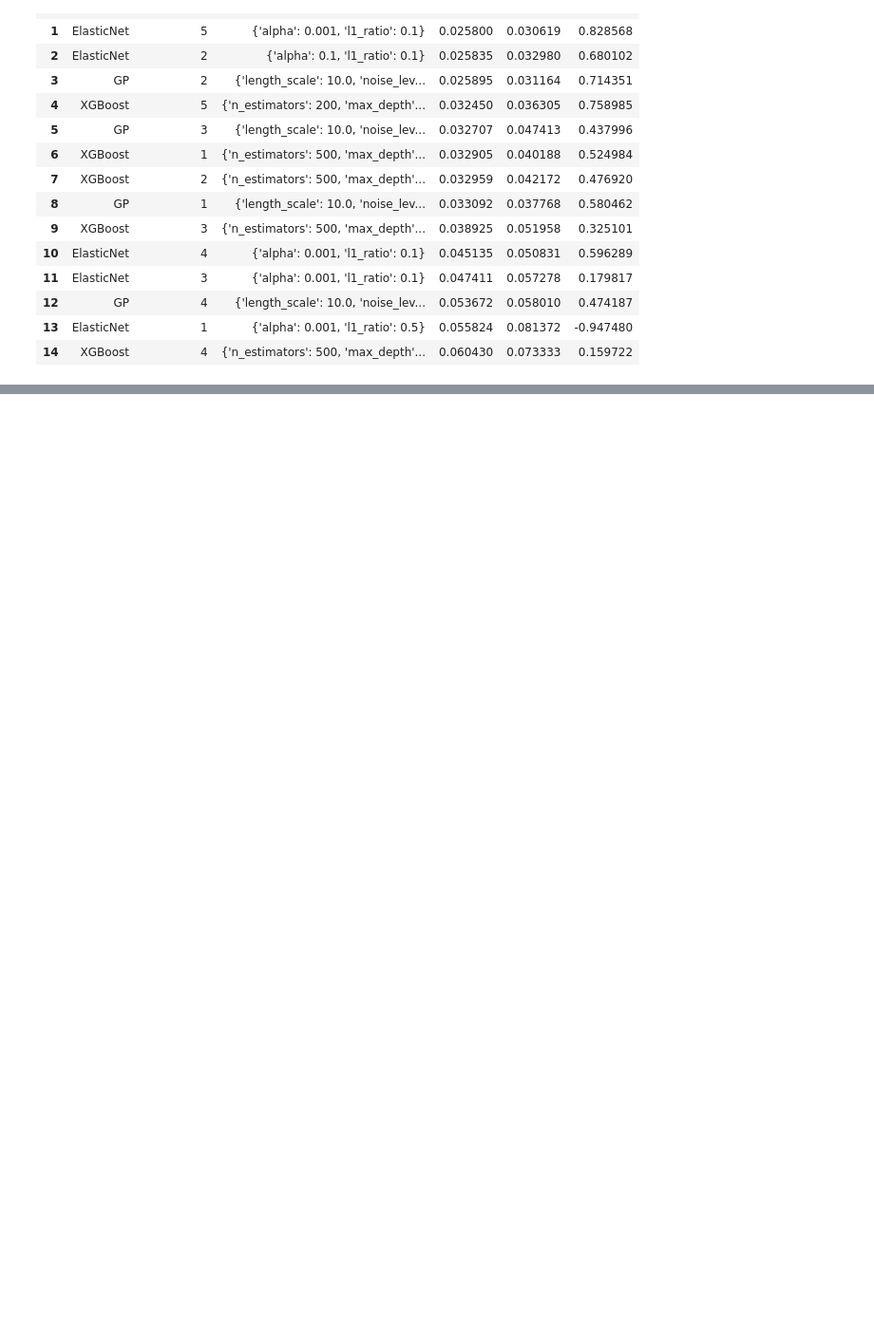
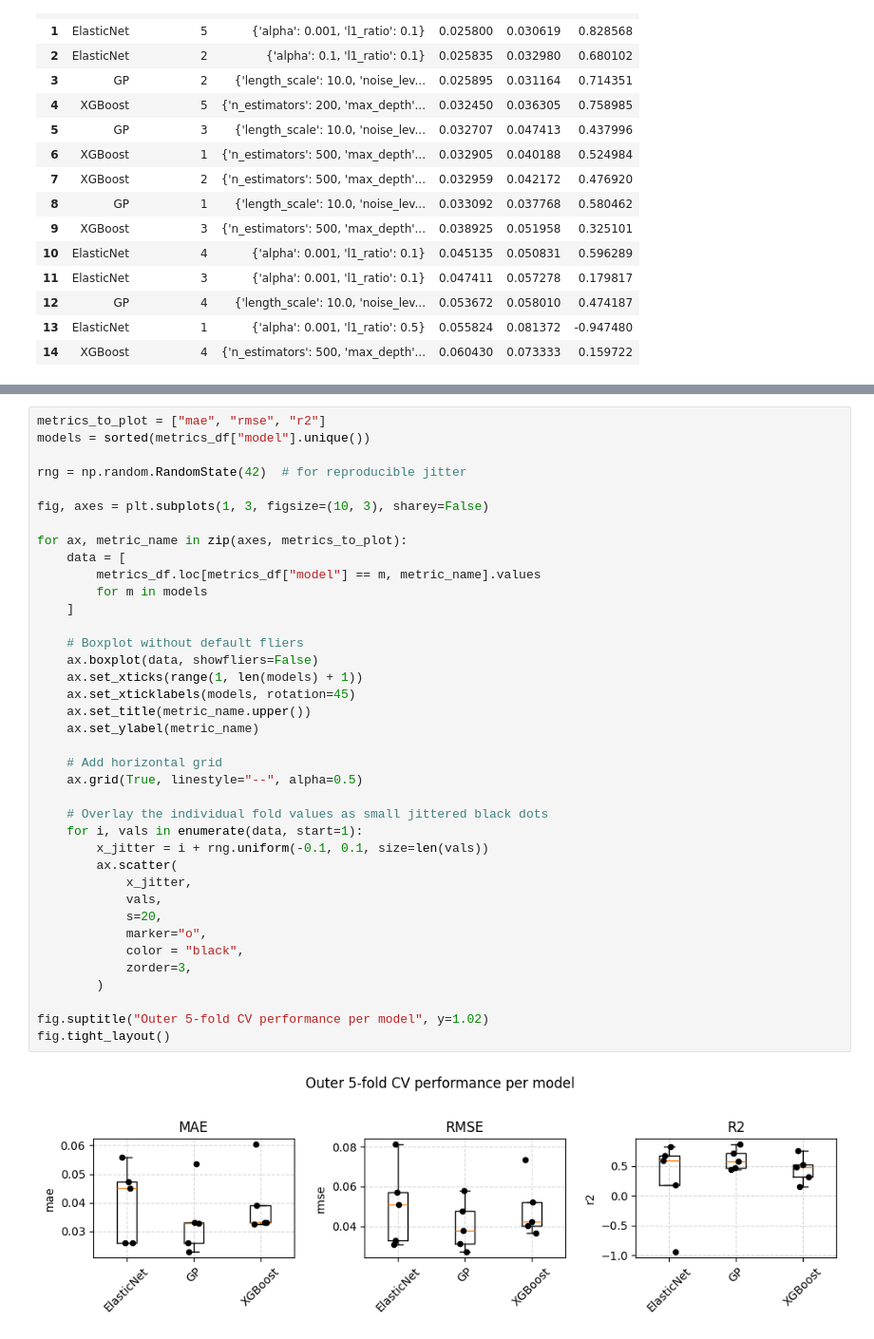
Before and after one commit to ChouaibB/battery-diagnostics-impedance-ml-examples, a Jupyter notebook: notebooks/02_SoH_from_EIS.ipynb, the cells around one changed output, grey strips where cells are left out. Shown at 95% size. Cells and saved outputs as stored; diff of their text form; blank space fills up the shorter version.

Commit message:
visualizing results

```diff
--- a/notebooks/02_SoH_from_EIS.ipynb
+++ b/notebooks/02_SoH_from_EIS.ipynb
@@ -908,0 +921,40 @@ metrics_df
+# %%
+metrics_to_plot = ["mae", "rmse", "r2"]
+models = sorted(metrics_df["model"].unique())
+
+rng = np.random.RandomState(42)  # for reproducible jitter
+
+fig, axes = plt.subplots(1, 3, figsize=(10, 3), sharey=False)
+
+for ax, metric_name in zip(axes, metrics_to_plot):
+    data = [
+        metrics_df.loc[metrics_df["model"] == m, metric_name].values
+        for m in models
+    ]
+
+    # Boxplot without default fliers
+    ax.boxplot(data, showfliers=False)
+    ax.set_xticks(range(1, len(models) + 1))
+    ax.set_xticklabels(models, rotation=45)
+    ax.set_title(metric_name.upper())
+    ax.set_ylabel(metric_name)
+
+    # Add horizontal grid
+    ax.grid(True, linestyle="--", alpha=0.5)
+
+    # Overlay the individual fold values as small jittered black dots
+    for i, vals in enumerate(data, start=1):
+        x_jitter = i + rng.uniform(-0.1, 0.1, size=len(vals))
+        ax.scatter(
+            x_jitter,
+            vals,
+            s=20,
+            marker="o",
+            color = "black",
+            zorder=3,
+        )
+
+fig.suptitle("Outer 5-fold CV performance per model", y=1.02)
+fig.tight_layout()
+# %% [output]
+[figure, added]
```
Also changed, not shown: parts of 1 cell of this notebook.
